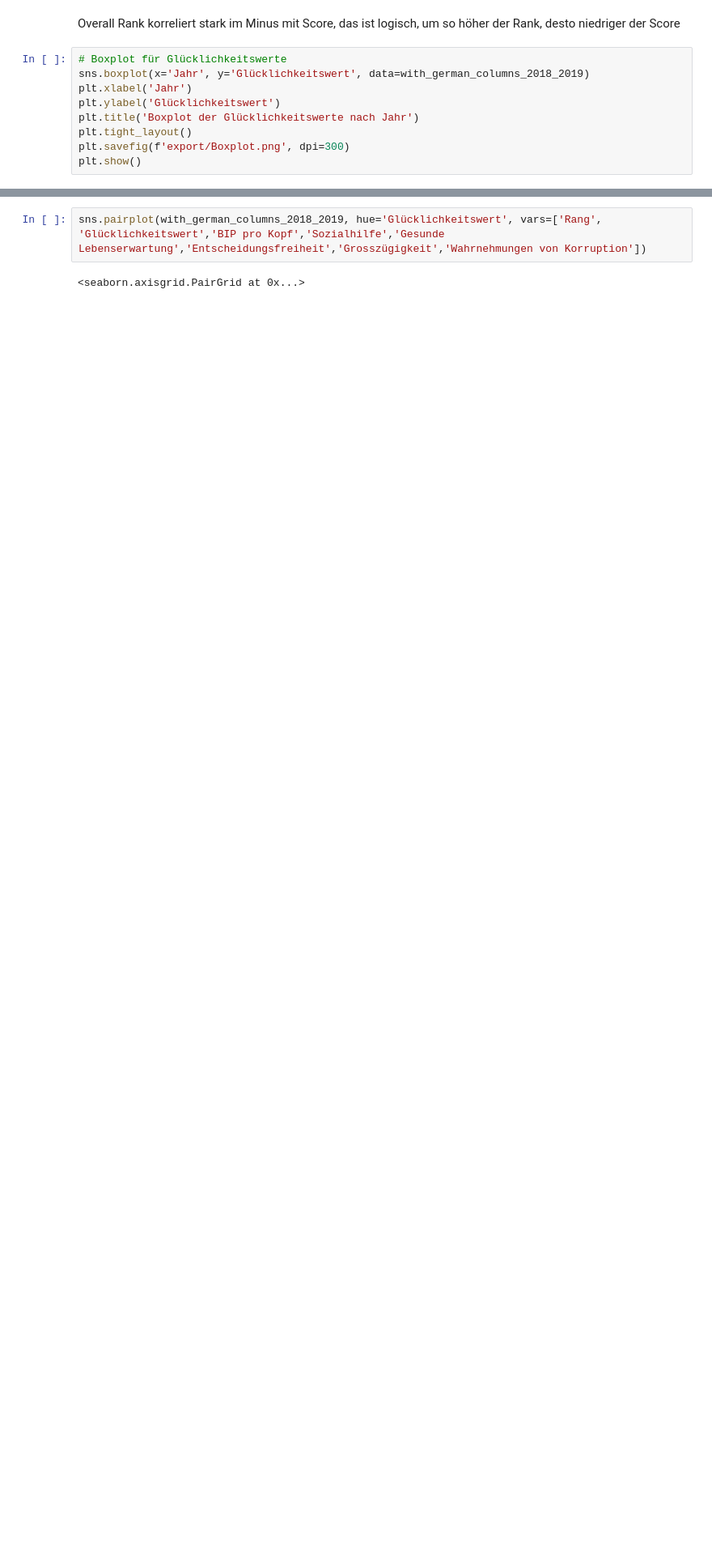
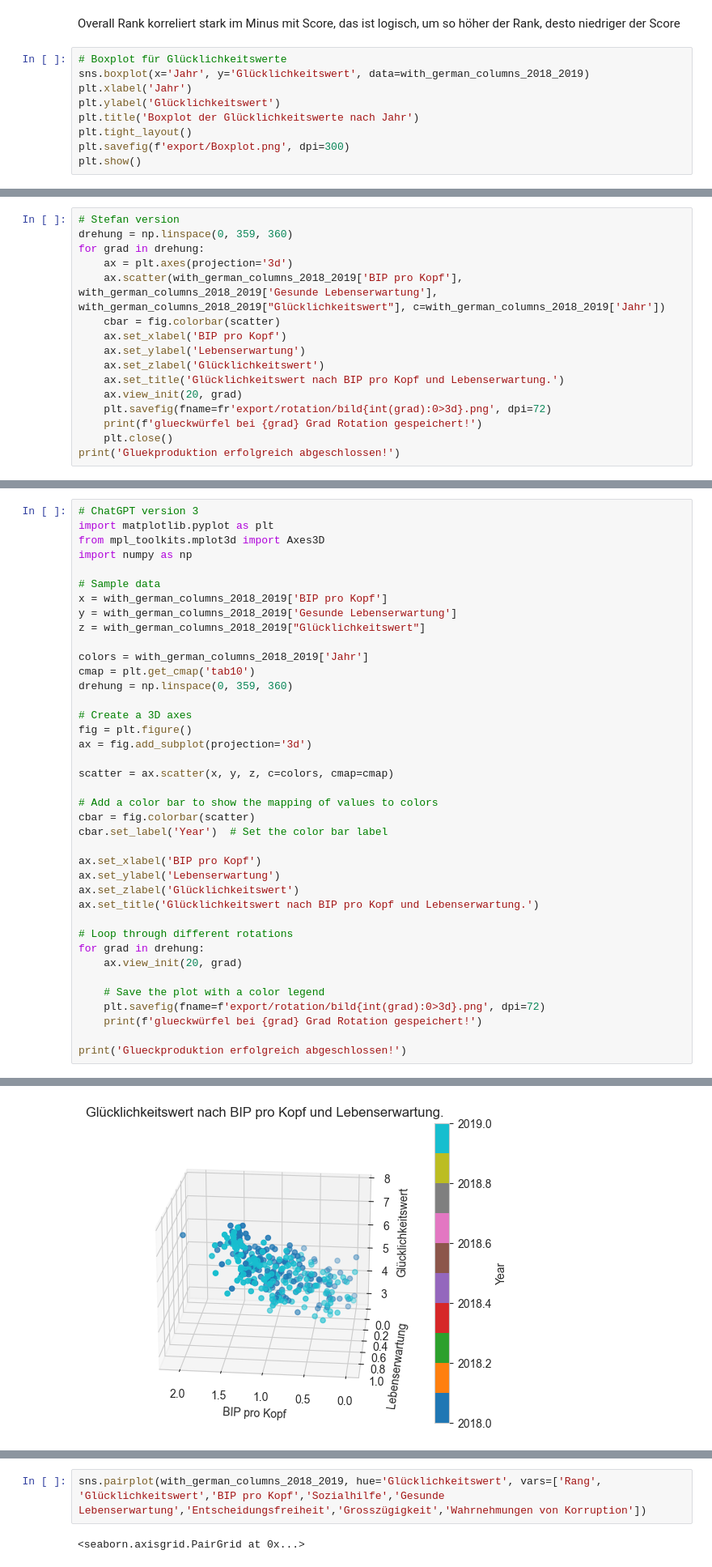
Before and after one commit to StefanDataCraft/Praxis_DV_1, a Jupyter notebook: 2018_2019.ipynb, the cells around one changed output, grey strips where cells are left out. Shown at 81% size. Drawn from its saved outputs; the diff is of its cells as text; blank space fills up the shorter version.

```diff
--- a/2018_2019.ipynb
+++ b/2018_2019.ipynb
@@ -187,0 +200,16 @@ for column in columns:
+# %%
+# Stefan version
+drehung = np.linspace(0, 359, 360)
+for grad in drehung:
+    ax = plt.axes(projection='3d')
+    ax.scatter(with_german_columns_2018_2019['BIP pro Kopf'], with_german_columns_2018_2019['Gesunde Lebenserwartung'], with_german_columns_2018_2019["Glücklichkeitswert"], c=with_german_columns_2018_2019['Jahr'])
+    cbar = fig.colorbar(scatter)
+    ax.set_xlabel('BIP pro Kopf')
+    ax.set_ylabel('Lebenserwartung')
+    ax.set_zlabel('Glücklichkeitswert')
+    ax.set_title('Glücklichkeitswert nach BIP pro Kopf und Lebenserwartung.')
+    ax.view_init(20, grad)
+    plt.savefig(fname=fr'export/rotation/bild{int(grad):0>3d}.png', dpi=72)
+    print(f'glueckwürfel bei {grad} Grad Rotation gespeichert!')
+    plt.close()
+print('Gluekproduktion erfolgreich abgeschlossen!')
@@ -187,0 +338,40 @@ for column in columns:
+# %%
+# ChatGPT version 3
+import matplotlib.pyplot as plt
+from mpl_toolkits.mplot3d import Axes3D
+import numpy as np
+
+# Sample data
+x = with_german_columns_2018_2019['BIP pro Kopf']
+y = with_german_columns_2018_2019['Gesunde Lebenserwartung']
+z = with_german_columns_2018_2019["Glücklichkeitswert"]
+
+colors = with_german_columns_2018_2019['Jahr']
+cmap = plt.get_cmap('tab10')
+drehung = np.linspace(0, 359, 360)
+
+# Create a 3D axes
+fig = plt.figure()
+ax = fig.add_subplot(projection='3d')
+
+scatter = ax.scatter(x, y, z, c=colors, cmap=cmap)
+
+# Add a color bar to show the mapping of values to colors
+cbar = fig.colorbar(scatter)
+cbar.set_label('Year')  # Set the color bar label
+
+ax.set_xlabel('BIP pro Kopf')
+ax.set_ylabel('Lebenserwartung')
+ax.set_zlabel('Glücklichkeitswert')
+ax.set_title('Glücklichkeitswert nach BIP pro Kopf und Lebenserwartung.')
+
+# Loop through different rotations
+for grad in drehung:
+    ax.view_init(20, grad)
+
+    # Save the plot with a color legend
+    plt.savefig(fname=f'export/rotation/bild{int(grad):0>3d}.png', dpi=72)
+    print(f'glueckwürfel bei {grad} Grad Rotation gespeichert!')
+
+print('Glueckproduktion erfolgreich abgeschlossen!')
+# %% [output]
@@ -187,0 +396 @@ for column in columns:
+[figure, added]
```
Also changed, not shown: parts of 8 cells of this notebook, 2 other files.
